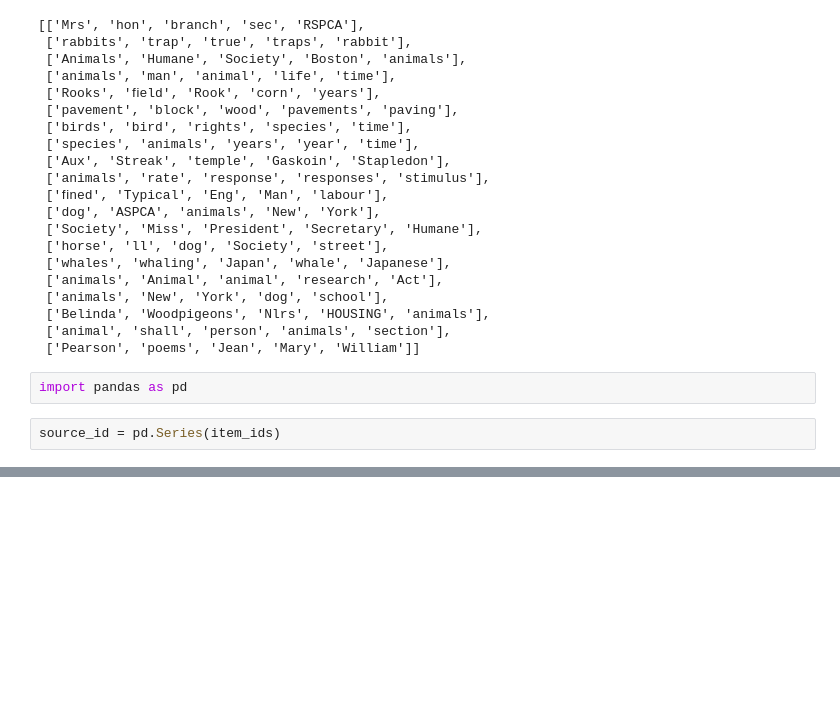
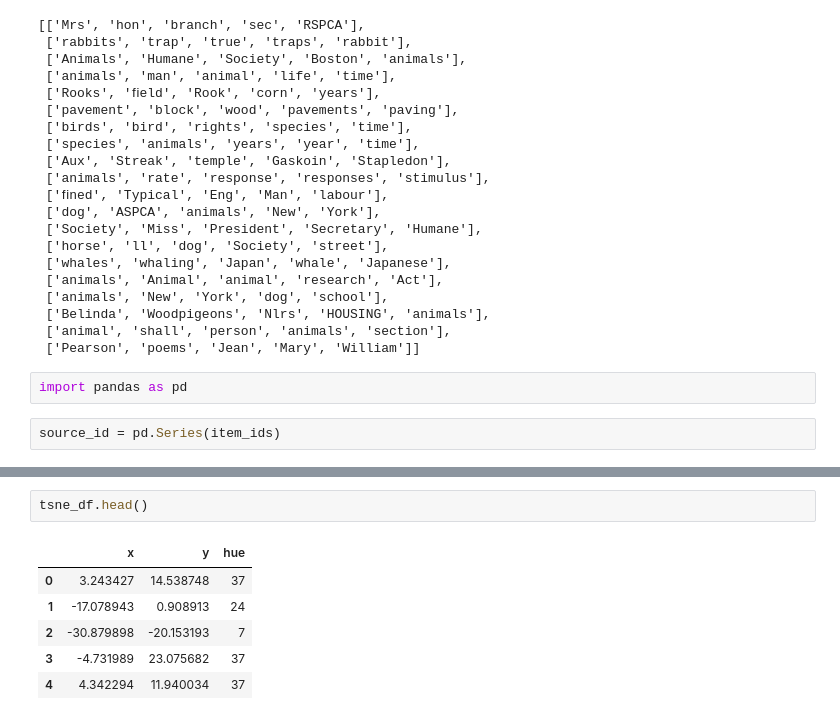
Before and after one commit to csbailey5t/animal_turn, a Jupyter notebook: model.ipynb, the cells around one changed output, grey strips where cells are left out. Drawn from its saved outputs; the diff is of its cells as text; blank space fills up the shorter version.

```diff
--- a/model.ipynb
+++ b/model.ipynb
@@ -301,0 +316,9 @@ ValueError: cannot set a row with mismatched columns
+# %%
+tsne_df.head()
+# %% [output]
+|  | x | y | hue |
+| 0 | 3.243427 | 14.538748 | 37 |
+| 1 | -17.078943 | 0.908913 | 24 |
+| 2 | -30.879898 | -20.153193 | 7 |
+| 3 | -4.731989 | 23.075682 | 37 |
+| 4 | 4.342294 | 11.940034 | 37 |
```
Also changed, not shown: parts of 24 cells of this notebook.
